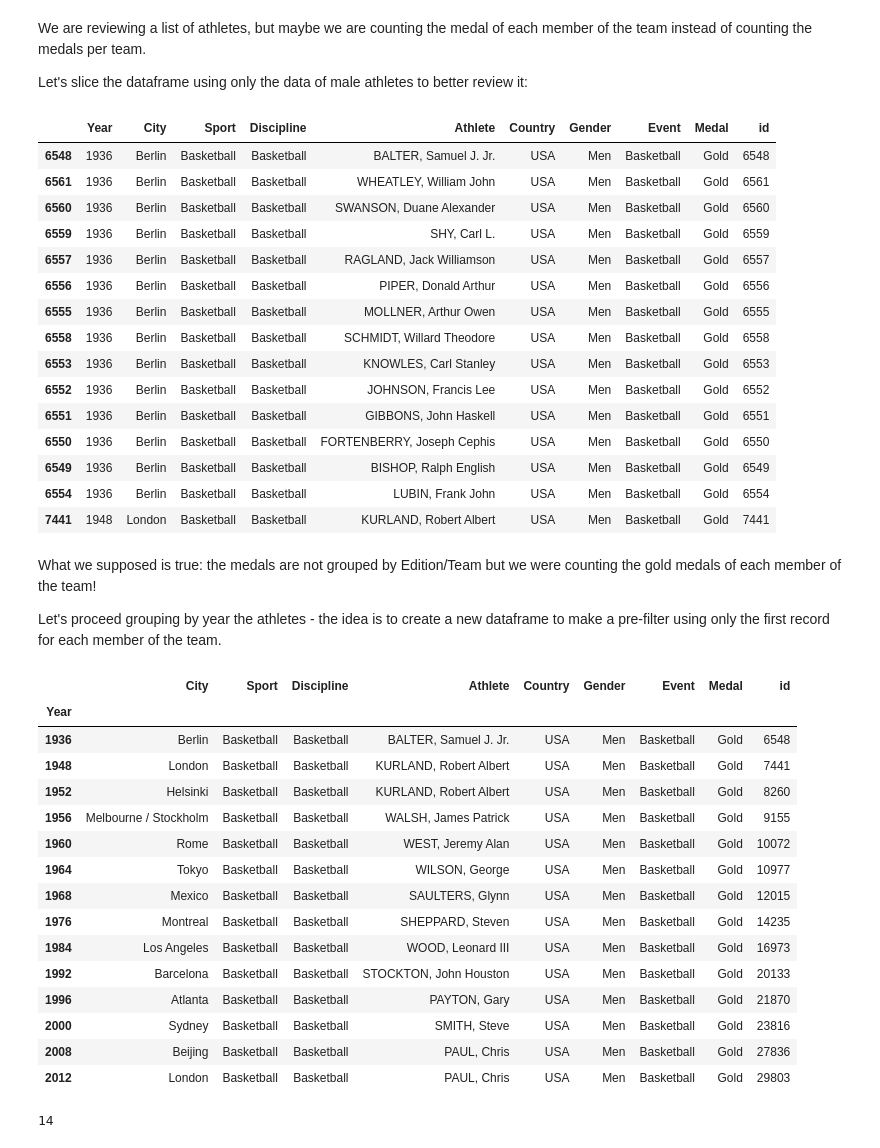
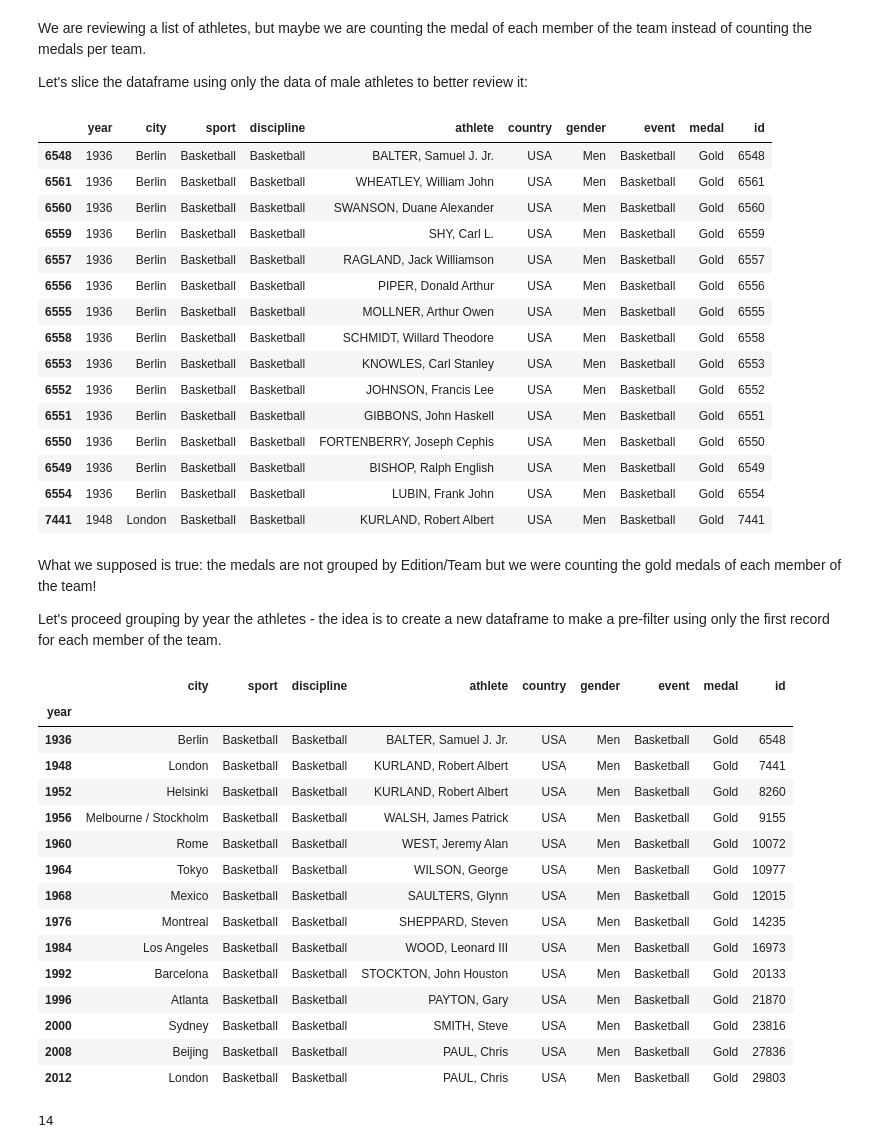
Before and after one commit to pratikbarjatya/INSAID-Assignment, a Jupyter notebook: OlympicEDA.ipynb, the cells around one changed output. Cells and saved outputs as stored; diff of their text form; code cells hidden in the pictures.

```diff
--- a/OlympicEDA.ipynb
+++ b/OlympicEDA.ipynb
@@ -118,3 +128,6 @@ missing_data(olympic)
+# %%
+# Replacing missing Country column values with Mode
+olympic.Country.fillna('USA', inplace=True)
 # %%
 profile = pandas_profiling.ProfileReport(olympic)
 profile.to_file(outputfile="olympic_data_after_preprocessing.html")
@@ -120,0 +142,5 @@ profile.to_file(outputfile="olympic_data_after_preprocessing.html")
+# %%
+olympic.columns = map(str.lower, olympic.columns)
+# map() function returns a list of results after applying the given function to each item of a given iterable.
+olympic.dtypes
+# Confirm that all variable names are now lower case
@@ -493,6 +661,6 @@ The __USA__ seems to win most Gold medals
 ## 12. Disciplines with the greatest number of Gold Medals
 # %%
 # create a dataframe to filter the gold medals only for the USA.
-goldMedalsUSA = olympic[(olympic['Medal']=='Gold')].loc[olympic[(olympic['Medal']=='Gold')]['Country'] == 'USA']
+goldMedalsUSA = olympic[(olympic['medal']=='Gold')].loc[olympic[(olympic['medal']=='Gold')]['country'] == 'USA']
 # %%
 # Now, we can count the medals per discipline:
@@ -522,11 +690,12 @@ We are reviewing a list of athletes, but maybe we are counting the medal of each
 
 Let's slice the dataframe using only the data of male athletes to better review it:
 # %%
-basketballGoldUSA = goldMedalsUSA.loc[(goldMedalsUSA['Sport'] == 'Basketball') & (goldMedalsUSA['Gender'] == 'Men')].sort_values(['Year'])
+basketballGoldUSA = goldMedalsUSA.loc[(goldMedalsUSA['sport'] == 'Basketball') &
+                                      (goldMedalsUSA['gender'] == 'Men')].sort_values(['year'])
 # %%
 basketballGoldUSA.head(15)
 # %% [output]
-|  | Year | City | Sport | Discipline | Athlete | Country | Gender | Event | Medal | id |
+|  | year | city | sport | discipline | athlete | country | gender | event | medal | id |
 | 6548 | 1936 | Berlin | Basketball | Basketball | BALTER, Samuel J. Jr. | USA | Men | Basketball | Gold | 6548 |
 | 6561 | 1936 | Berlin | Basketball | Basketball | WHEATLEY, William John | USA | Men | Basketball | Gold | 6561 |
 | 6560 | 1936 | Berlin | Basketball | Basketball | SWANSON, Duane Alexander | USA | Men | Basketball | Gold | 6560 |
@@ -548,11 +717,11 @@ What we supposed is true: the medals are not grouped by Edition/Team but we were
 
 Let's proceed grouping by year the athletes - the idea is to create a new dataframe to make a pre-filter using only the first record for each member of the team.
 # %%
-groupedBasketUSA = basketballGoldUSA.groupby(['Year']).first()
+groupedBasketUSA = basketballGoldUSA.groupby(['year']).first()
 groupedBasketUSA
 # %% [output]
-|  | City | Sport | Discipline | Athlete | Country | Gender | Event | Medal | id |
-| Year |  |  |  |  |  |  |  |  |  |
+|  | city | sport | discipline | athlete | country | gender | event | medal | id |
+| year |  |  |  |  |  |  |  |  |  |
 | 1936 | Berlin | Basketball | Basketball | BALTER, Samuel J. Jr. | USA | Men | Basketball | Gold | 6548 |
 | 1948 | London | Basketball | Basketball | KURLAND, Robert Albert | USA | Men | Basketball | Gold | 7441 |
 | 1952 | Helsinki | Basketball | Basketball | KURLAND, Robert Albert | USA | Men | Basketball | Gold | 8260 |
```
Also changed, not shown: parts of 65 cells of this notebook.
